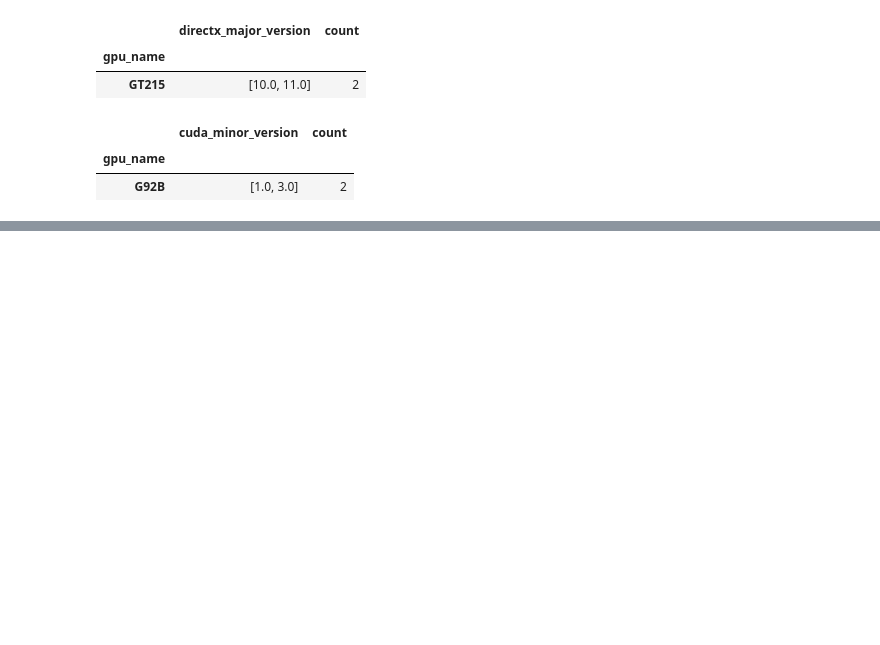
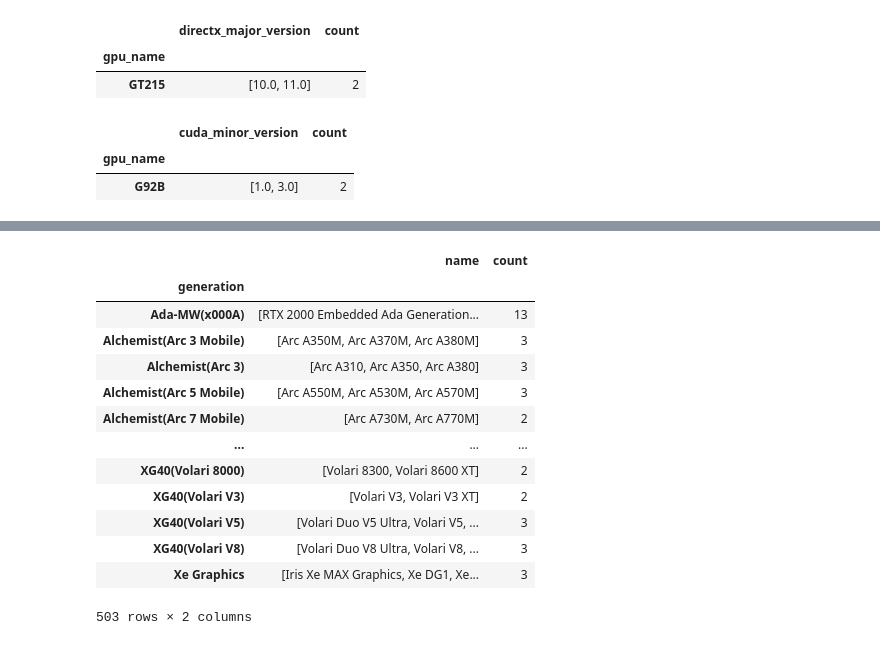
Before and after one commit to abhi-neelam/GPUSpec, a Jupyter notebook: GPUSpecServer/GPUSpecServer/Data/Exploration/eda_main.ipynb, the cells around one changed output, grey strips where cells are left out. Saved outputs shown, nothing was run; the diff lists cells and outputs as text; code cells hidden in the pictures; blank space fills up the shorter version.

```diff
--- a/GPUSpecServer/GPUSpecServer/Data/Exploration/eda_main.ipynb
+++ b/GPUSpecServer/GPUSpecServer/Data/Exploration/eda_main.ipynb
@@ -122,0 +145,18 @@ disp
+# %%
+disp = get_association_df(df, 'name', 'generation')
+disp
+# %% [output]
+|  | name | count |
+| generation |  |  |
+| Ada-MW(x000A) | [RTX 2000 Embedded Ada Generation... | 13 |
+| Alchemist(Arc 3 Mobile) | [Arc A350M, Arc A370M, Arc A380M] | 3 |
+| Alchemist(Arc 3) | [Arc A310, Arc A350, Arc A380] | 3 |
+| Alchemist(Arc 5 Mobile) | [Arc A550M, Arc A530M, Arc A570M] | 3 |
+| Alchemist(Arc 7 Mobile) | [Arc A730M, Arc A770M] | 2 |
+| ... | ... | ... |
+| XG40(Volari 8000) | [Volari 8300, Volari 8600 XT] | 2 |
+| XG40(Volari V3) | [Volari V3, Volari V3 XT] | 2 |
+| XG40(Volari V5) | [Volari Duo V5 Ultra, Volari V5, ... | 3 |
+| XG40(Volari V8) | [Volari Duo V8 Ultra, Volari V8, ... | 3 |
+| Xe Graphics | [Iris Xe MAX Graphics, Xe DG1, Xe... | 3 |
+503 rows × 2 columns
```
Also changed, not shown: parts of 9 cells of this notebook, 1 other file.
